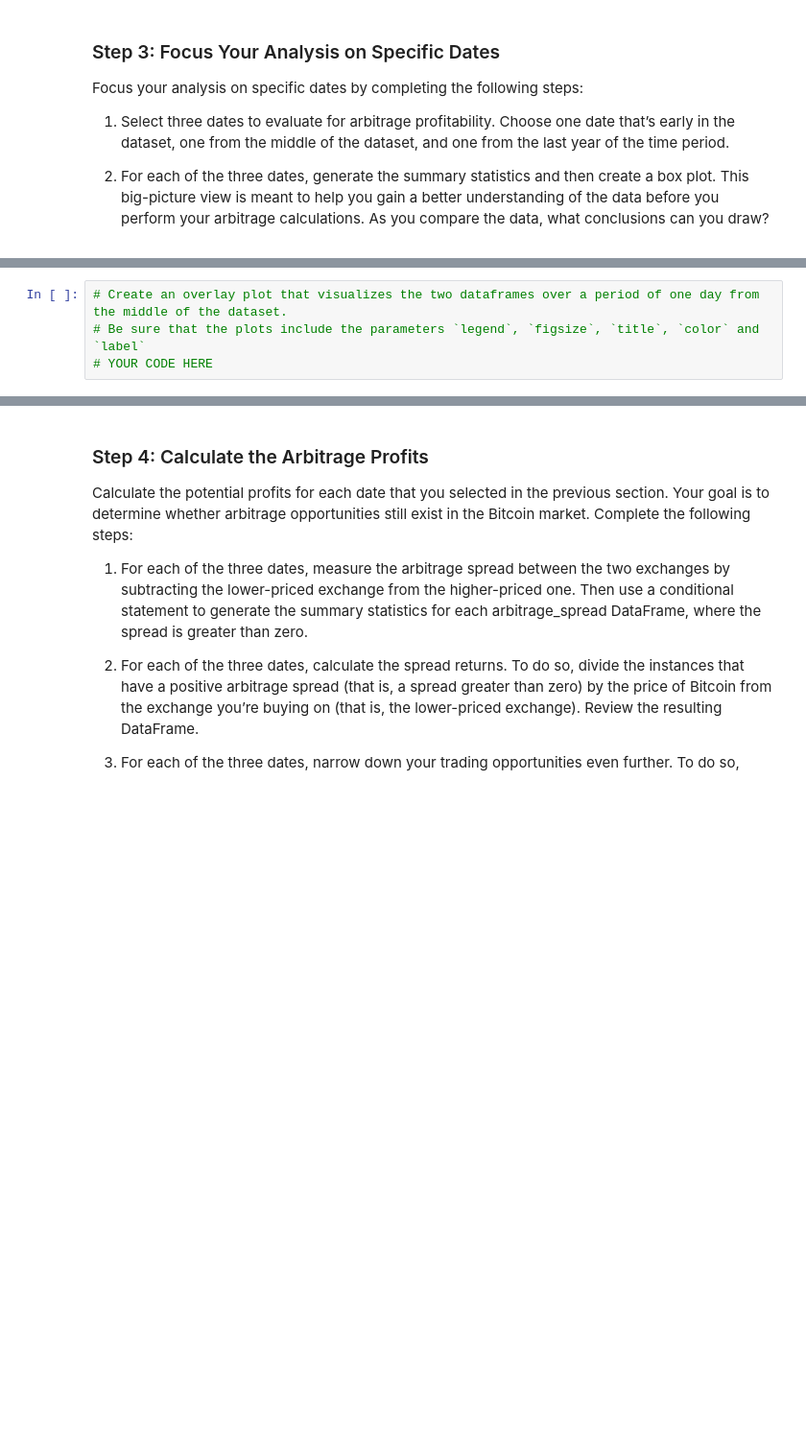
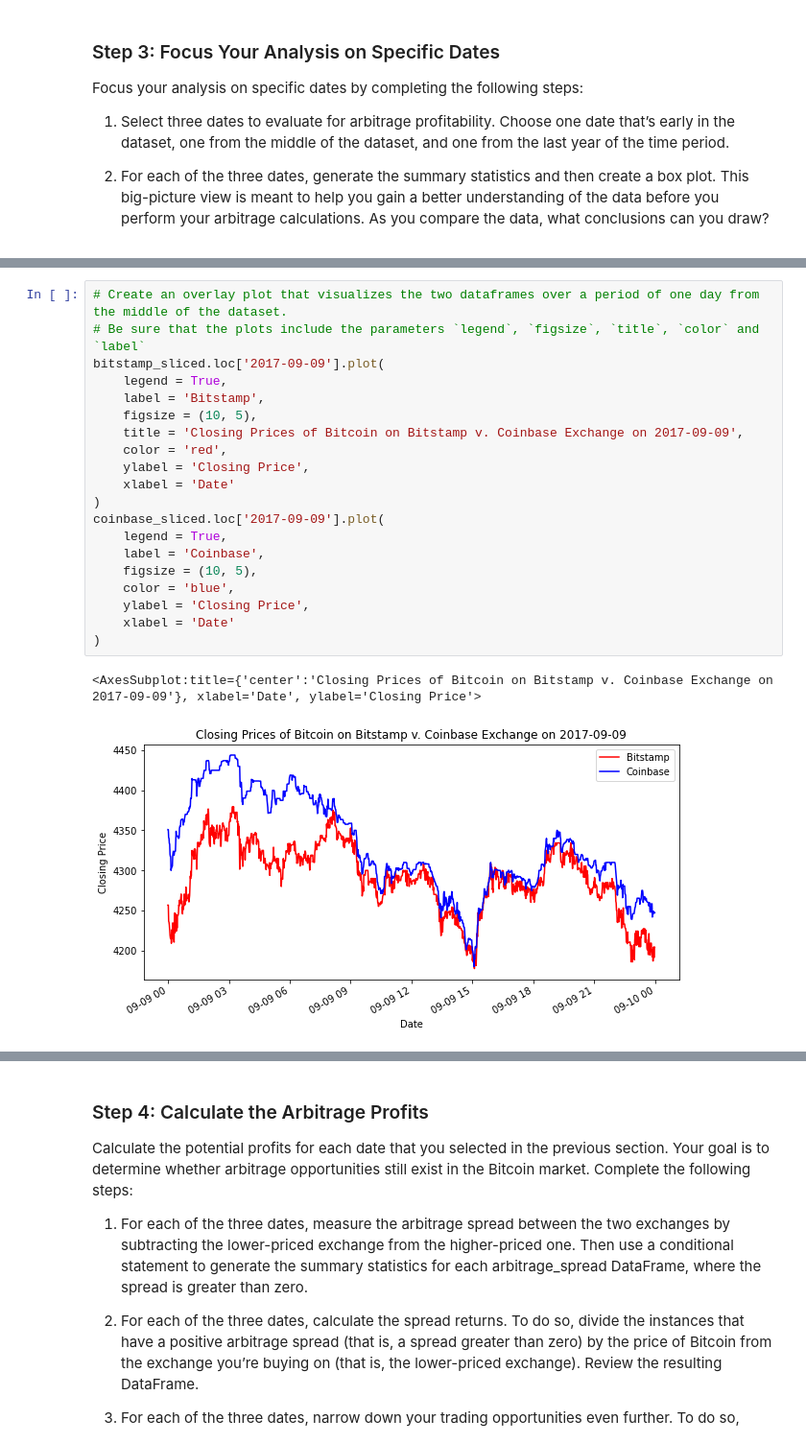
Before and after one commit to AbsurdSophist/Module_3_Challenge, a Jupyter notebook: crypto_arbitrage.ipynb, the cells around one changed output, grey strips where cells are left out. Shown: that part at 96% size. Saved outputs shown, nothing was run; the diff lists cells and outputs as text; blank space fills up the shorter version.

```diff
--- a/crypto_arbitrage.ipynb
+++ b/crypto_arbitrage.ipynb
@@ -372,7 +404,26 @@ SyntaxError: invalid syntax (<ipython-input-22-9c1f332784dd>, line 3)
 # %%
 # Create an overlay plot that visualizes the two dataframes over a period of one day from the middle of the dataset.
 # Be sure that the plots include the parameters `legend`, `figsize`, `title`, `color` and `label`
-# YOUR CODE HERE
+bitstamp_sliced.loc['2017-09-09'].plot(
+    legend = True,
+    label = 'Bitstamp',
+    figsize = (10, 5),
+    title = 'Closing Prices of Bitcoin on Bitstamp v. Coinbase Exchange on 2017-09-09',
+    color = 'red',
+    ylabel = 'Closing Price',
+    xlabel = 'Date'
+)
+coinbase_sliced.loc['2017-09-09'].plot(
+    legend = True,
+    label = 'Coinbase',
+    figsize = (10, 5),
+    color = 'blue',
+    ylabel = 'Closing Price',
+    xlabel = 'Date'
+)
+# %% [output]
+<AxesSubplot:title={'center':'Closing Prices of Bitcoin on Bitstamp v. Coinbase Exchange on 2017-09-09'}, xlabel='Date', ylabel='Closing Price'>
+[figure, added]
 # %%
 # Using the date form the middle that you have selected, calculate the arbitrage spread
 # by subtracting the bitstamp lower closing prices from the coinbase higher closing prices
```
Also changed, not shown: parts of 8 cells of this notebook.
